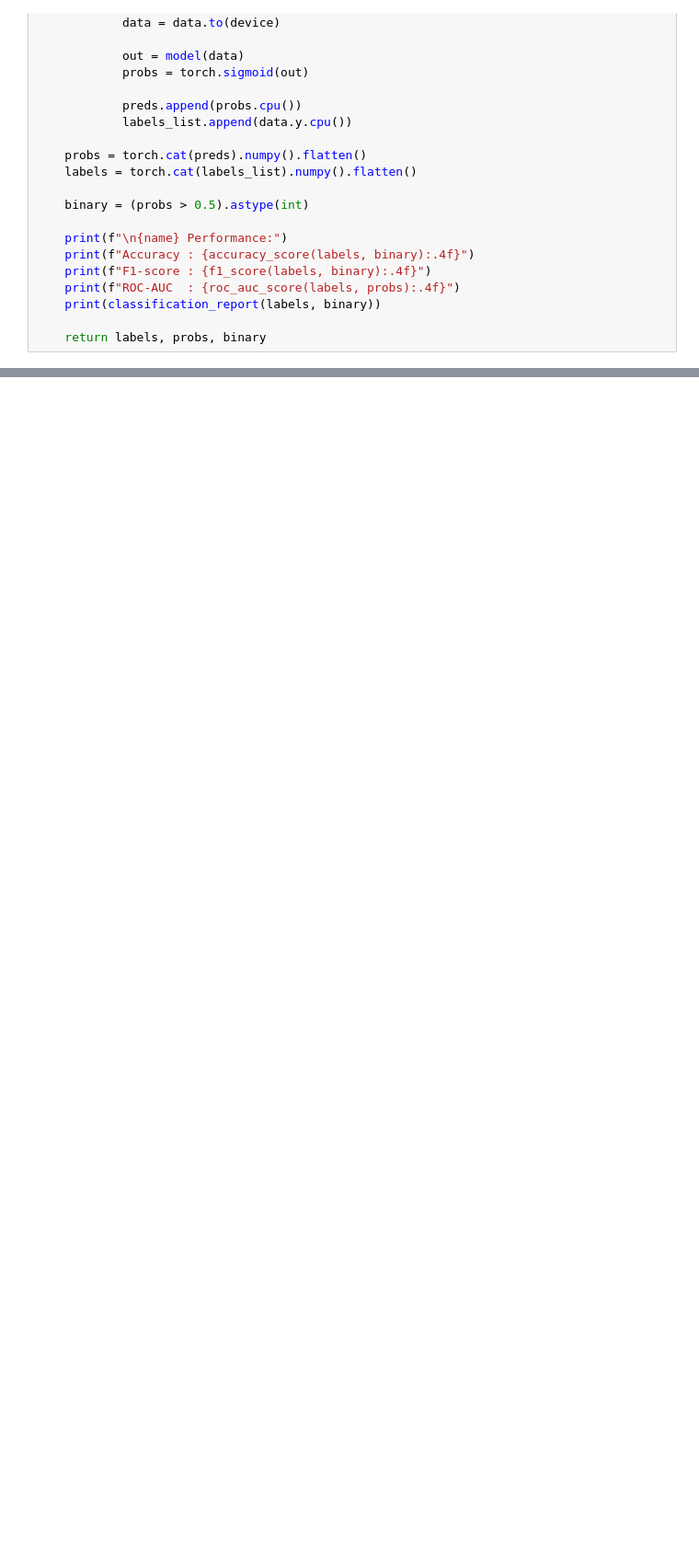
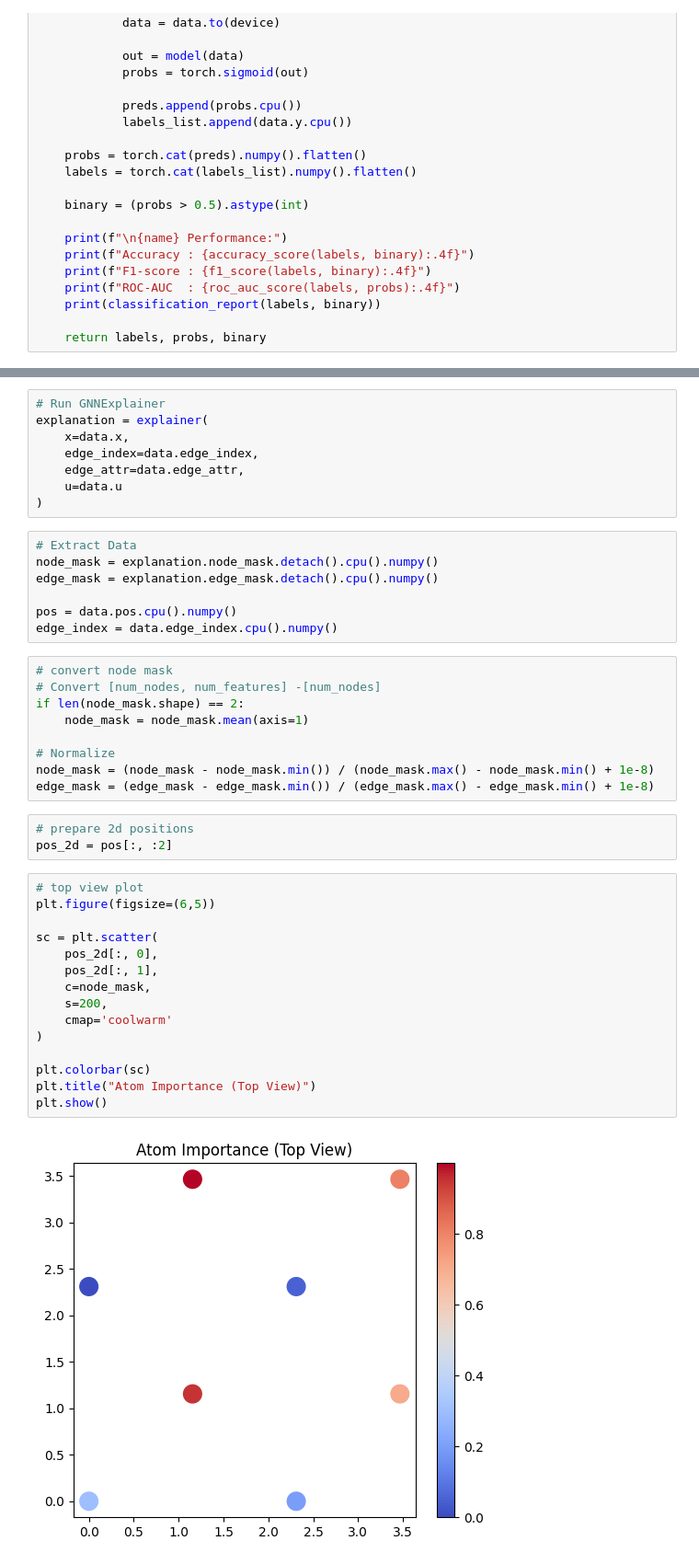
Before and after one commit to RayCharles8/ML-Project, a Jupyter notebook: CGNN.ipynb, the cells around one changed output, grey strips where cells are left out. Shown at 92% size. Cells and saved outputs as stored; diff of their text form; blank space fills up the shorter version.

```diff
--- a/CGNN.ipynb
+++ b/CGNN.ipynb
@@ -1815,0 +838,44 @@ print(
+# %%
+# Run GNNExplainer
+explanation = explainer(
+    x=data.x,
+    edge_index=data.edge_index,
+    edge_attr=data.edge_attr,
+    u=data.u
+)
+# %%
+# Extract Data
+node_mask = explanation.node_mask.detach().cpu().numpy()
+edge_mask = explanation.edge_mask.detach().cpu().numpy()
+
+pos = data.pos.cpu().numpy()
+edge_index = data.edge_index.cpu().numpy()
+# %%
+# convert node mask
+# Convert [num_nodes, num_features] -[num_nodes]
+if len(node_mask.shape) == 2:
+    node_mask = node_mask.mean(axis=1)
+
+# Normalize
+node_mask = (node_mask - node_mask.min()) / (node_mask.max() - node_mask.min() + 1e-8)
+edge_mask = (edge_mask - edge_mask.min()) / (edge_mask.max() - edge_mask.min() + 1e-8)
+# %%
+# prepare 2d positions
+pos_2d = pos[:, :2]
+# %%
+# top view plot
+plt.figure(figsize=(6,5))
+
+sc = plt.scatter(
+    pos_2d[:, 0],
+    pos_2d[:, 1],
+    c=node_mask,
+    s=200,
+    cmap='coolwarm'
+)
+
+plt.colorbar(sc)
+plt.title("Atom Importance (Top View)")
+plt.show()
+# %% [output]
+[figure, added]
```
Also changed, not shown: parts of 62 cells of this notebook.
